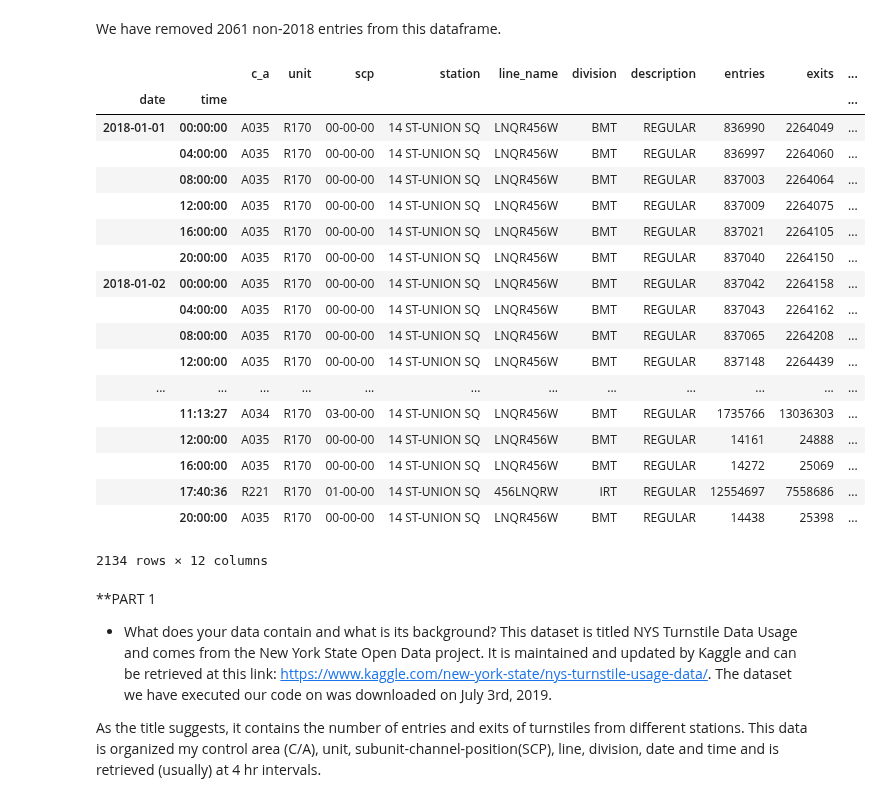
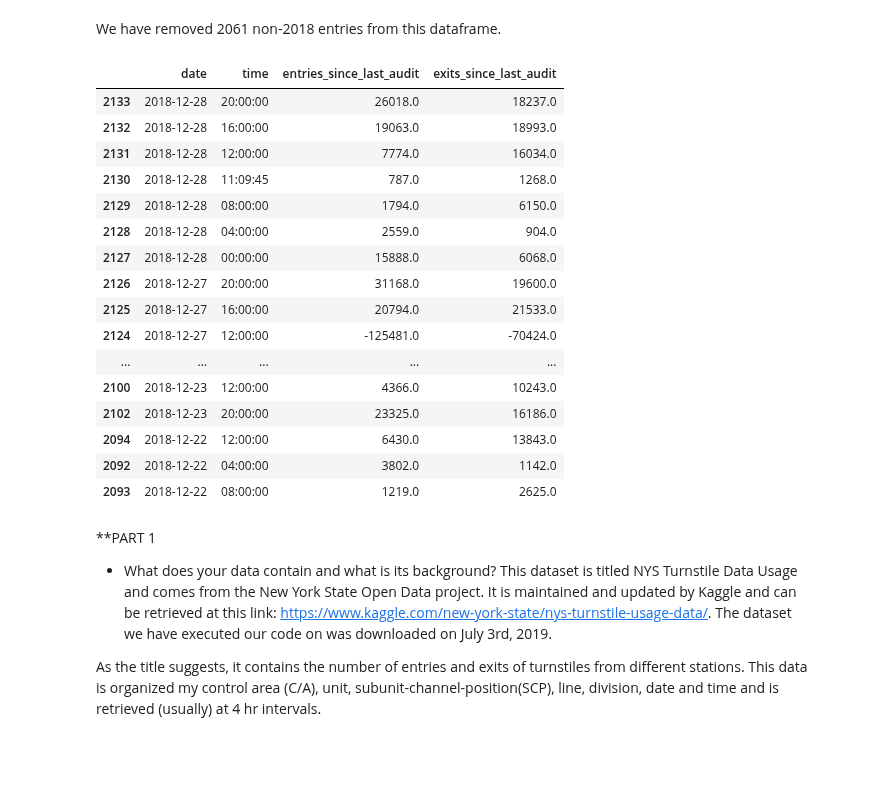
Before and after one commit to MahfuzurRahmanMiah/MTA_Turnstile_Data, a Jupyter notebook: MTA_Turnstile_Data.ipynb, the cells around one changed output. Cells and saved outputs as stored; diff of their text form; code cells hidden in the pictures; blank space fills up the shorter version.

Commit message:
edits to dataframe in MTA_Turnstile_Data

```diff
--- a/MTA_Turnstile_Data.ipynb
+++ b/MTA_Turnstile_Data.ipynb
@@ -161,30 +201,32 @@ print(df_station_2018.shape, df_station_cleaned.shape, df_station_2018.shape[0]
 # %% [markdown]
 We have removed 2061 non-2018 entries from this dataframe.
 # %%
-gdate = df_station_2018.groupby(["date", "time"]).amount.sum().reset_index().sort_values("amount", ascending=False)
+gdate_entries = df_station_2018.groupby(["date", "time"]).entries_since_last_audit.sum().reset_index().copy()
+gdate_exits = df_station_2018.groupby(["date", "time"]).exits_since_last_audit.sum().reset_index().copy()
+
 #gdate = df_station_2018.groupby(["date", "time"]).amount.sum().reset_index().sort_values("amount", ascending=False)
 #gdate = df_station_2018.groupby(['date','time'])
-gdate.first()
+gdate = pd.concat([gdate_entries, gdate_exits.exits_since_last_audit], axis = 1).copy()
+gdate = gdate.sort_values("date", ascending=False)
+gdate.head(40)
 # %% [output]
-|  |  | c_a | unit | scp | station | line_name | division | description | entries | exits | ... |
-| date | time |  |  |  |  |  |  |  |  |  | ... |
-| 2018-01-01 | 00:00:00 | A035 | R170 | 00-00-00 | 14 ST-UNION SQ | LNQR456W | BMT | REGULAR | 836990 | 2264049 | ... |
-|  | 04:00:00 | A035 | R170 | 00-00-00 | 14 ST-UNION SQ | LNQR456W | BMT | REGULAR | 836997 | 2264060 | ... |
-|  | 08:00:00 | A035 | R170 | 00-00-00 | 14 ST-UNION SQ | LNQR456W | BMT | REGULAR | 837003 | 2264064 | ... |
-|  | 12:00:00 | A035 | R170 | 00-00-00 | 14 ST-UNION SQ | LNQR456W | BMT | REGULAR | 837009 | 2264075 | ... |
-|  | 16:00:00 | A035 | R170 | 00-00-00 | 14 ST-UNION SQ | LNQR456W | BMT | REGULAR | 837021 | 2264105 | ... |
-|  | 20:00:00 | A035 | R170 | 00-00-00 | 14 ST-UNION SQ | LNQR456W | BMT | REGULAR | 837040 | 2264150 | ... |
-| 2018-01-02 | 00:00:00 | A035 | R170 | 00-00-00 | 14 ST-UNION SQ | LNQR456W | BMT | REGULAR | 837042 | 2264158 | ... |
-|  | 04:00:00 | A035 | R170 | 00-00-00 | 14 ST-UNION SQ | LNQR456W | BMT | REGULAR | 837043 | 2264162 | ... |
-|  | 08:00:00 | A035 | R170 | 00-00-00 | 14 ST-UNION SQ | LNQR456W | BMT | REGULAR | 837065 | 2264208 | ... |
-|  | 12:00:00 | A035 | R170 | 00-00-00 | 14 ST-UNION SQ | LNQR456W | BMT | REGULAR | 837148 | 2264439 | ... |
-| ... | ... | ... | ... | ... | ... | ... | ... | ... | ... | ... | ... |
-|  | 11:13:27 | A034 | R170 | 03-00-00 | 14 ST-UNION SQ | LNQR456W | BMT | REGULAR | 1735766 | 13036303 | ... |
-|  | 12:00:00 | A035 | R170 | 00-00-00 | 14 ST-UNION SQ | LNQR456W | BMT | REGULAR | 14161 | 24888 | ... |
-|  | 16:00:00 | A035 | R170 | 00-00-00 | 14 ST-UNION SQ | LNQR456W | BMT | REGULAR | 14272 | 25069 | ... |
-|  | 17:40:36 | R221 | R170 | 01-00-00 | 14 ST-UNION SQ | 456LNQRW | IRT | REGULAR | 12554697 | 7558686 | ... |
-|  | 20:00:00 | A035 | R170 | 00-00-00 | 14 ST-UNION SQ | LNQR456W | BMT | REGULAR | 14438 | 25398 | ... |
+|  | date | time | entries_since_last_audit | exits_since_last_audit |
+| 2133 | 2018-12-28 | 20:00:00 | 26018.0 | 18237.0 |
+| 2132 | 2018-12-28 | 16:00:00 | 19063.0 | 18993.0 |
+| 2131 | 2018-12-28 | 12:00:00 | 7774.0 | 16034.0 |
+| 2130 | 2018-12-28 | 11:09:45 | 787.0 | 1268.0 |
+| 2129 | 2018-12-28 | 08:00:00 | 1794.0 | 6150.0 |
+| 2128 | 2018-12-28 | 04:00:00 | 2559.0 | 904.0 |
+| 2127 | 2018-12-28 | 00:00:00 | 15888.0 | 6068.0 |
+| 2126 | 2018-12-27 | 20:00:00 | 31168.0 | 19600.0 |
+| 2125 | 2018-12-27 | 16:00:00 | 20794.0 | 21533.0 |
+| 2124 | 2018-12-27 | 12:00:00 | -125481.0 | -70424.0 |
+| ... | ... | ... | ... | ... |
+| 2100 | 2018-12-23 | 12:00:00 | 4366.0 | 10243.0 |
+| 2102 | 2018-12-23 | 20:00:00 | 23325.0 | 16186.0 |
+| 2094 | 2018-12-22 | 12:00:00 | 6430.0 | 13843.0 |
+| 2092 | 2018-12-22 | 04:00:00 | 3802.0 | 1142.0 |
+| 2093 | 2018-12-22 | 08:00:00 | 1219.0 | 2625.0 |
-2134 rows × 12 columns
 # %% [markdown]
 **PART 1
 
```
Also changed, not shown: parts of 5 cells of this notebook.
